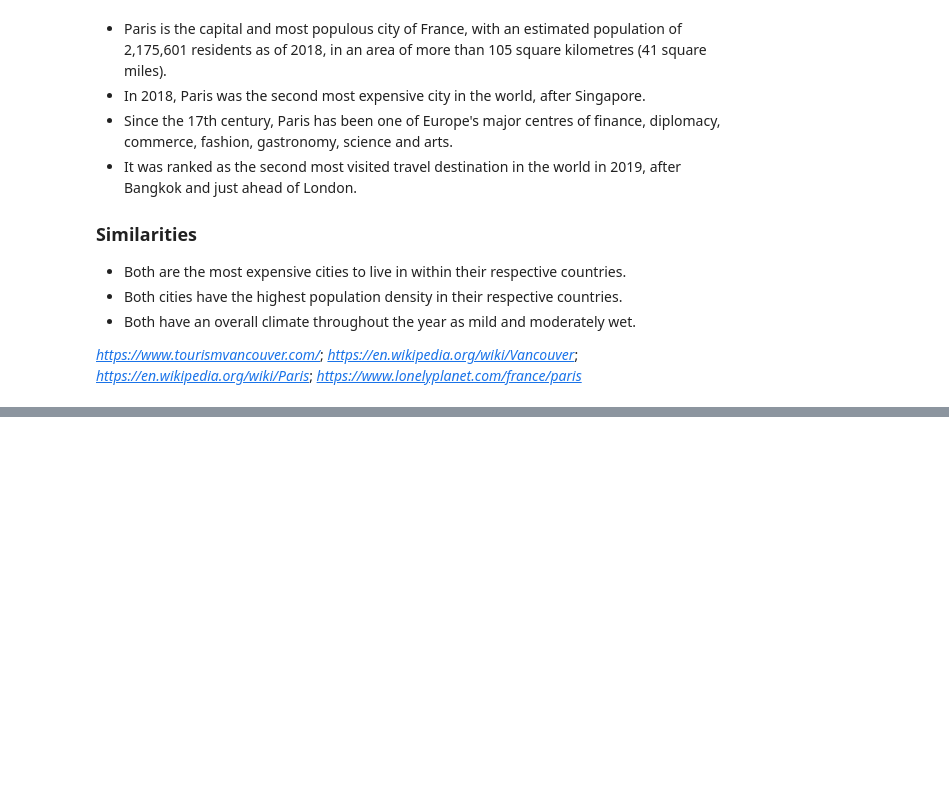
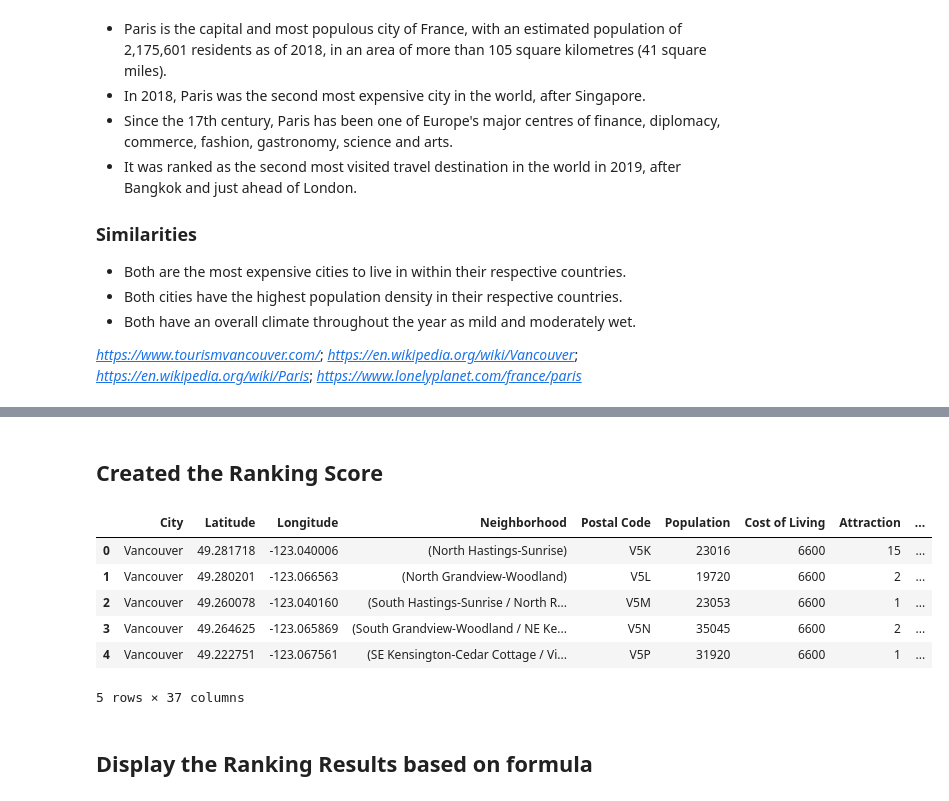
Before and after one commit to paolynv/Coursera-Capstone, a Jupyter notebook: Comparison-Vancouver-Paris-PV.ipynb, the cells around one changed output, grey strips where cells are left out. Drawn from its saved outputs; the diff is of its cells as text; code cells hidden in the pictures; blank space fills up the shorter version.

```diff
--- a/Comparison-Vancouver-Paris-PV.ipynb
+++ b/Comparison-Vancouver-Paris-PV.ipynb
@@ -62,0 +597,2 @@ _https://www.lonelyplanet.com/france/paris_
+# %% [markdown]
+## Created the Ranking Score
@@ -62,0 +648,27 @@ _https://www.lonelyplanet.com/france/paris_
+# %%
+from sklearn.preprocessing import MinMaxScaler
+scaler = MinMaxScaler()
+
+frames = [dfVanLocVenPop, dfParLocVenPop]
+dfJoined = pd.concat(frames, sort=False)
+
+# dfVanLocVenPop.head()
+
+dfJoined['Cost of Living Inv Norm'] = scaler.fit_transform( (1 / dfJoined[['Cost of Living']]) )
+
+dfJoined['Population Norm'] = scaler.fit_transform( dfJoined[['Population']] )
+dfJoined['Venue Count Norm'] = scaler.fit_transform( dfJoined[['Venue Count']] )
+
+dfJoined.head()
+
+# print ("venues {}, {}".format(min_ven, max_ven))
+# print ("cost of living {}, {}".format(min_col, max_col))
+# print ("population {}, {}".format(min_pop, max_pop))
+# %% [output]
+|  | City | Latitude | Longitude | Neighborhood | Postal Code | Population | Cost of Living | Attraction | ... |
+| 0 | Vancouver | 49.281718 | -123.040006 | (North Hastings-Sunrise) | V5K | 23016 | 6600 | 15 | ... |
+| 1 | Vancouver | 49.280201 | -123.066563 | (North Grandview-Woodland) | V5L | 19720 | 6600 | 2 | ... |
+| 2 | Vancouver | 49.260078 | -123.040160 | (South Hastings-Sunrise / North R... | V5M | 23053 | 6600 | 1 | ... |
+| 3 | Vancouver | 49.264625 | -123.065869 | (South Grandview-Woodland / NE Ke... | V5N | 35045 | 6600 | 2 | ... |
+| 4 | Vancouver | 49.222751 | -123.067561 | (SE Kensington-Cedar Cottage / Vi... | V5P | 31920 | 6600 | 1 | ... |
+5 rows × 37 columns
@@ -62,0 +681,2 @@ _https://www.lonelyplanet.com/france/paris_
+# %% [markdown]
+## Display the Ranking Results based on formula
```
Also changed, not shown: parts of 40 cells of this notebook.
